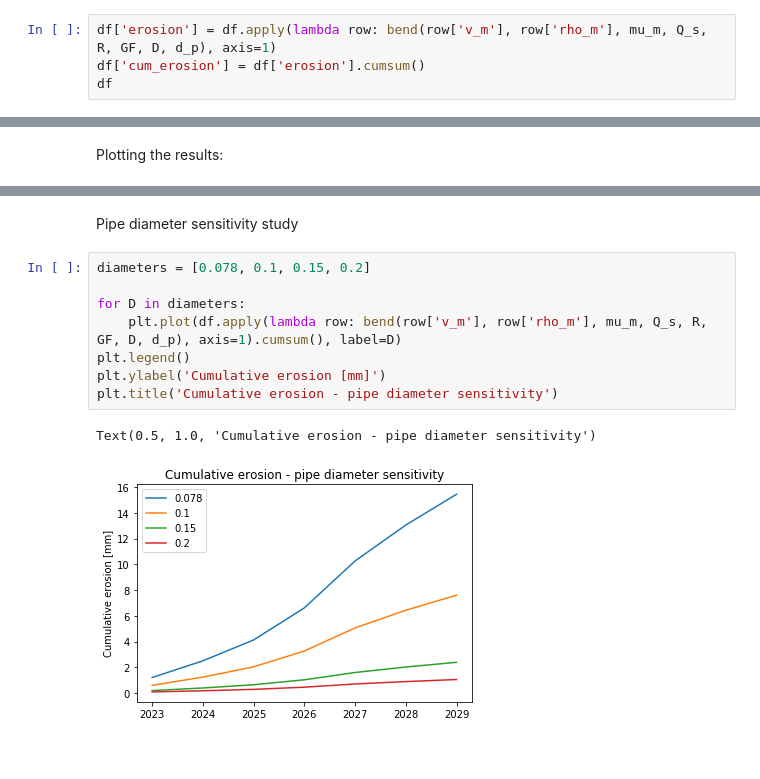
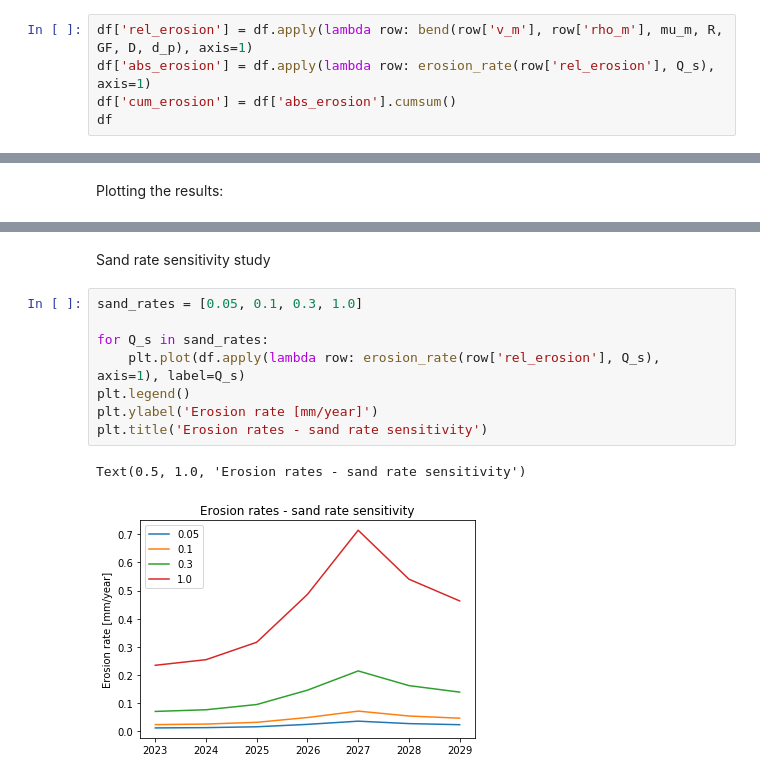
Before and after one commit to equinor/pysand, a Jupyter notebook: examples/erosion.ipynb, the cells around one changed output, grey strips where cells are left out. Drawn from its saved outputs; the diff is of its cells as text.

Commit message:
Update examples due to relative erosion rates (Resolves #22)

```diff
--- a/examples/erosion.ipynb
+++ b/examples/erosion.ipynb
@@ -53,7 +106,8 @@ df
 # %% [markdown]
 Applying bend erosion model on every row in dataset (every year) and cumulative function:
 # %%
-df['erosion'] = df.apply(lambda row: bend(row['v_m'], row['rho_m'], mu_m, Q_s, R, GF, D, d_p), axis=1)
-df['cum_erosion'] = df['erosion'].cumsum()
+df['rel_erosion'] = df.apply(lambda row: bend(row['v_m'], row['rho_m'], mu_m, R, GF, D, d_p), axis=1)
+df['abs_erosion'] = df.apply(lambda row: erosion_rate(row['rel_erosion'], Q_s), axis=1)
+df['cum_erosion'] = df['abs_erosion'].cumsum()
 df
 # %% [output]
@@ -90,15 +144,15 @@ plt.title('Erosion prediction for Lorem Ipsum')
 Text(0.5, 1.0, 'Erosion prediction for Lorem Ipsum')
 [figure]
 # %% [markdown]
-Pipe diameter sensitivity study
+Sand rate sensitivity study
 # %%
-diameters = [0.078, 0.1, 0.15, 0.2]
+sand_rates = [0.05, 0.1, 0.3, 1.0]
 
-for D in diameters:
-    plt.plot(df.apply(lambda row: bend(row['v_m'], row['rho_m'], mu_m, Q_s, R, GF, D, d_p), axis=1).cumsum(), label=D)
+for Q_s in sand_rates:
+    plt.plot(df.apply(lambda row: erosion_rate(row['rel_erosion'], Q_s), axis=1), label=Q_s)
 plt.legend()
-plt.ylabel('Cumulative erosion [mm]')
-plt.title('Cumulative erosion - pipe diameter sensitivity')
+plt.ylabel('Erosion rate [mm/year]')
+plt.title('Erosion rates - sand rate sensitivity')
 # %% [output]
-Text(0.5, 1.0, 'Cumulative erosion - pipe diameter sensitivity')
+Text(0.5, 1.0, 'Erosion rates - sand rate sensitivity')
-[figure, old version]
+[figure, new version]
```
Also changed, not shown: parts of 16 cells of this notebook, 3 other files.
